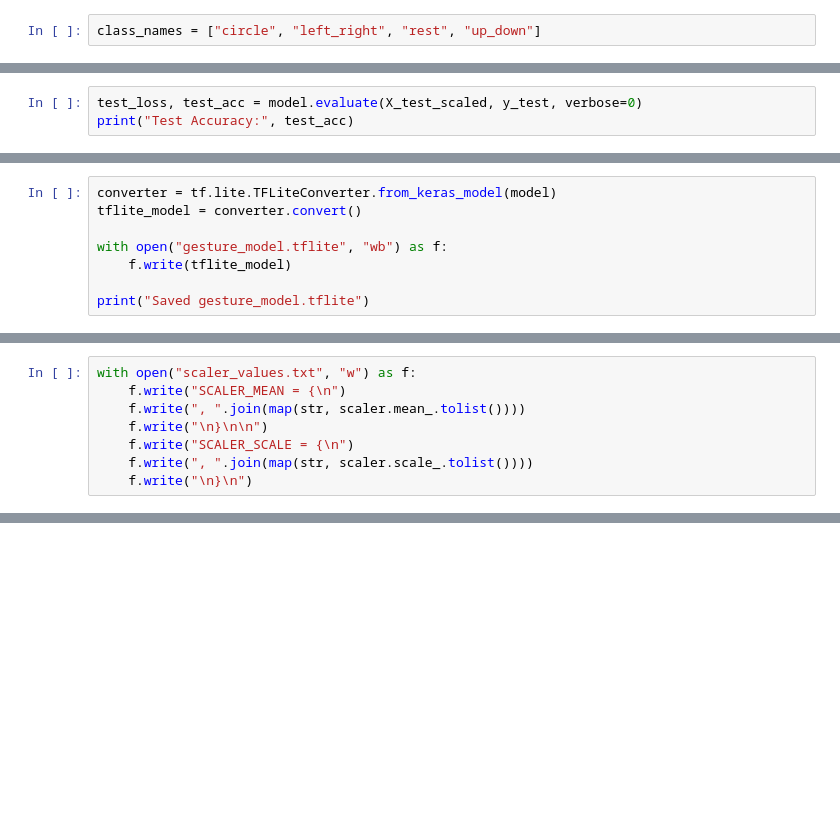
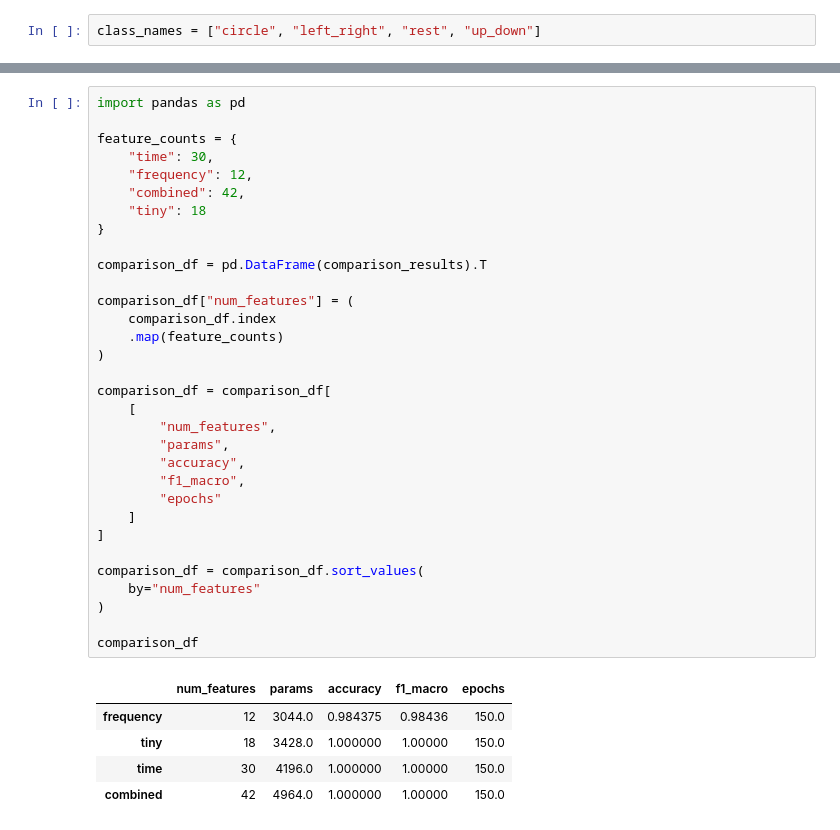
Before and after one commit to mrzamaniiii/TinyML-Compression-Benchmark, a Jupyter notebook: Data/Gesture_Classification.ipynb, the cells around one changed output, grey strips where cells are left out. Saved outputs shown, nothing was run; the diff lists cells and outputs as text; blank space fills up the shorter version.

```diff
--- a/Data/Gesture_Classification.ipynb
+++ b/Data/Gesture_Classification.ipynb
@@ -548,3 +337,0 @@ plt.show()
-# %%
-test_loss, test_acc = model.evaluate(X_test_scaled, y_test, verbose=0)
-print("Test Accuracy:", test_acc)
@@ -582,8 +337,0 @@ weighted avg       1.00      1.00      1.00        64
-# %%
-converter = tf.lite.TFLiteConverter.from_keras_model(model)
-tflite_model = converter.convert()
-
-with open("gesture_model.tflite", "wb") as f:
-    f.write(tflite_model)
-
-print("Saved gesture_model.tflite")
@@ -625,8 +337,0 @@ SCALER_SCALE = {
-# %%
-with open("scaler_values.txt", "w") as f:
-    f.write("SCALER_MEAN = {\n")
-    f.write(", ".join(map(str, scaler.mean_.tolist())))
-    f.write("\n}\n\n")
-    f.write("SCALER_SCALE = {\n")
-    f.write(", ".join(map(str, scaler.scale_.tolist())))
-    f.write("\n}\n")
@@ -654,0 +699,38 @@ files.download("scaler_values.txt")
+# %%
+import pandas as pd
+
+feature_counts = {
+    "time": 30,
+    "frequency": 12,
+    "combined": 42,
+    "tiny": 18
+}
+
+comparison_df = pd.DataFrame(comparison_results).T
+
+comparison_df["num_features"] = (
+    comparison_df.index
+    .map(feature_counts)
+)
+
+comparison_df = comparison_df[
+    [
+        "num_features",
+        "params",
+        "accuracy",
+        "f1_macro",
+        "epochs"
+    ]
+]
+
+comparison_df = comparison_df.sort_values(
+    by="num_features"
+)
+
+comparison_df
+# %% [output]
+|  | num_features | params | accuracy | f1_macro | epochs |
+| frequency | 12 | 3044.0 | 0.984375 | 0.98436 | 150.0 |
+| tiny | 18 | 3428.0 | 1.000000 | 1.00000 | 150.0 |
+| time | 30 | 4196.0 | 1.000000 | 1.00000 | 150.0 |
+| combined | 42 | 4964.0 | 1.000000 | 1.00000 | 150.0 |
```
Also changed, not shown: parts of 68 cells of this notebook.
